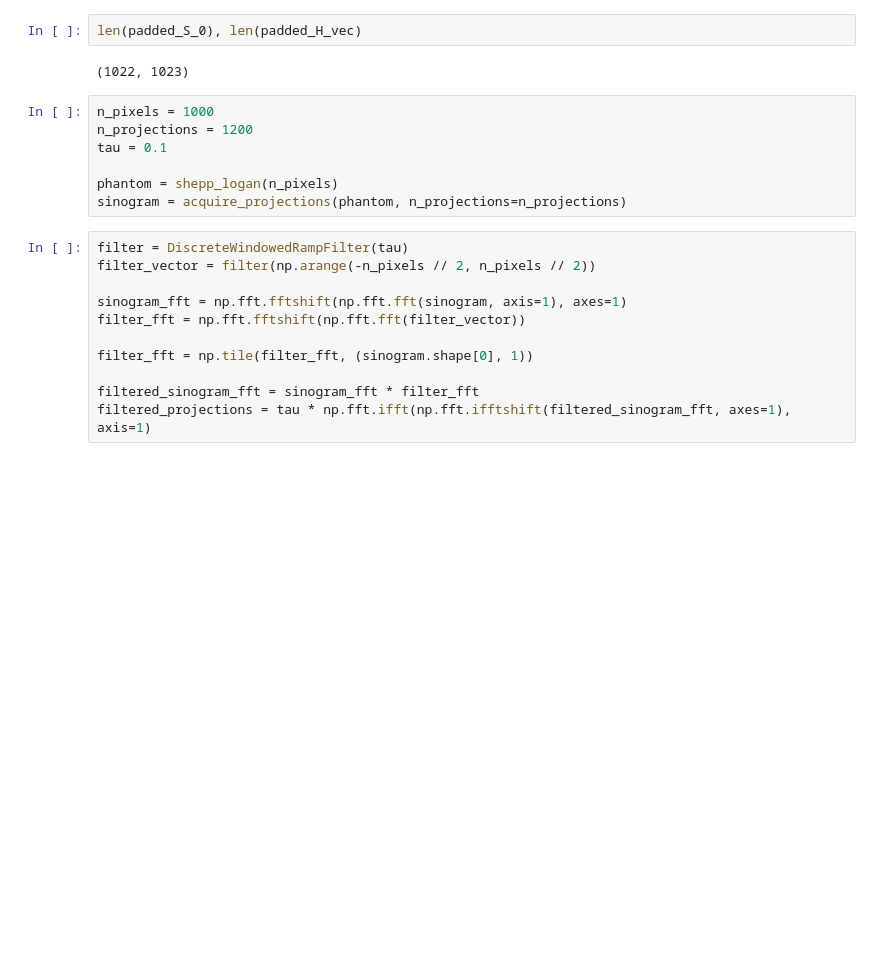
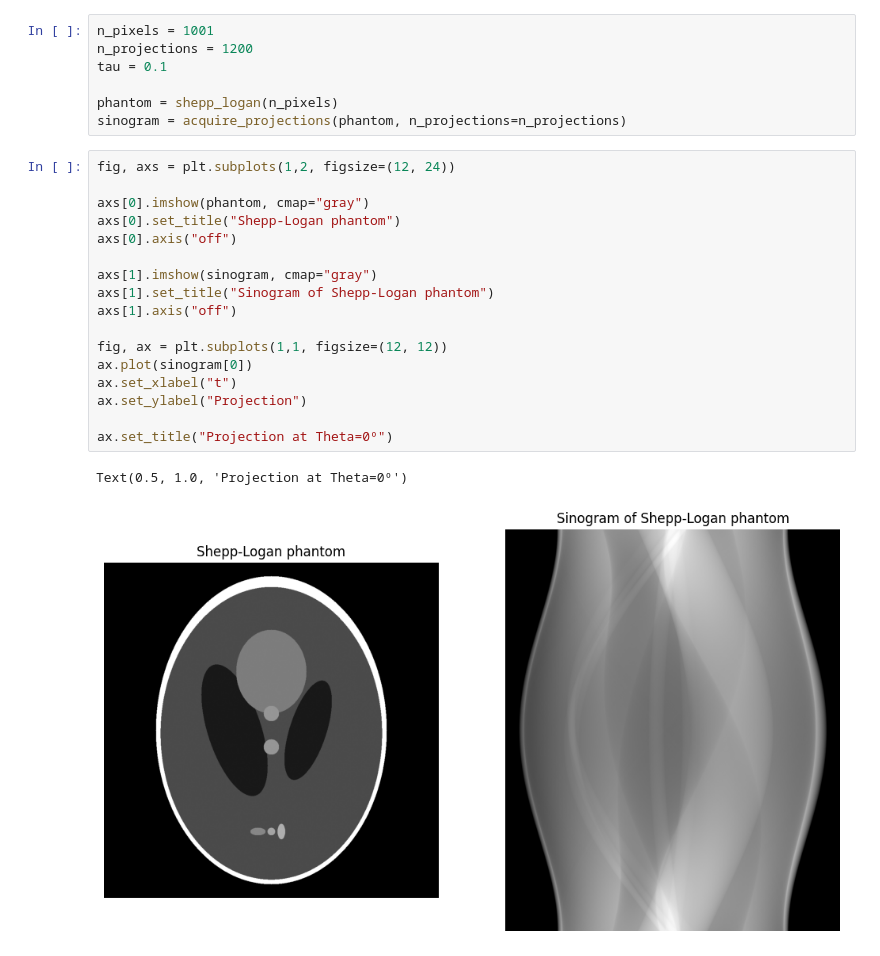
Before and after one commit to PauAltur/CT_recon, a Jupyter notebook: test_nb.ipynb, the cells around one changed output. Drawn from its saved outputs; the diff is of its cells as text; blank space fills up the shorter version.

```diff
--- a/test_nb.ipynb
+++ b/test_nb.ipynb
@@ -98,22 +7,27 @@ plt.show()
-# %%
-len(padded_S_0), len(padded_H_vec)
-# %% [output]
-(1022, 1023)
 # %%
-n_pixels = 1000
+n_pixels = 1001
 n_projections = 1200
 tau = 0.1
 
 phantom = shepp_logan(n_pixels)
 sinogram = acquire_projections(phantom, n_projections=n_projections)
-# %%
-filter = DiscreteWindowedRampFilter(tau)
-filter_vector = filter(np.arange(-n_pixels // 2, n_pixels // 2))
-
-sinogram_fft = np.fft.fftshift(np.fft.fft(sinogram, axis=1), axes=1)
-filter_fft = np.fft.fftshift(np.fft.fft(filter_vector))
-
-filter_fft = np.tile(filter_fft, (sinogram.shape[0], 1))
-
-filtered_sinogram_fft = sinogram_fft * filter_fft
-filtered_projections = tau * np.fft.ifft(np.fft.ifftshift(filtered_sinogram_fft, axes=1), axis=1)
+# %%
+fig, axs = plt.subplots(1,2, figsize=(12, 24))
+
+axs[0].imshow(phantom, cmap="gray")
+axs[0].set_title("Shepp-Logan phantom")
+axs[0].axis("off")
+
+axs[1].imshow(sinogram, cmap="gray")
+axs[1].set_title("Sinogram of Shepp-Logan phantom")
+axs[1].axis("off")
+
+fig, ax = plt.subplots(1,1, figsize=(12, 12))
+ax.plot(sinogram[0])
+ax.set_xlabel("t")
+ax.set_ylabel("Projection")
+
+ax.set_title("Projection at Theta=0º")
+# %% [output]
+Text(0.5, 1.0, 'Projection at Theta=0º')
+[figure, added]
```
Also changed, not shown: parts of 18 cells of this notebook, 2 other files.
